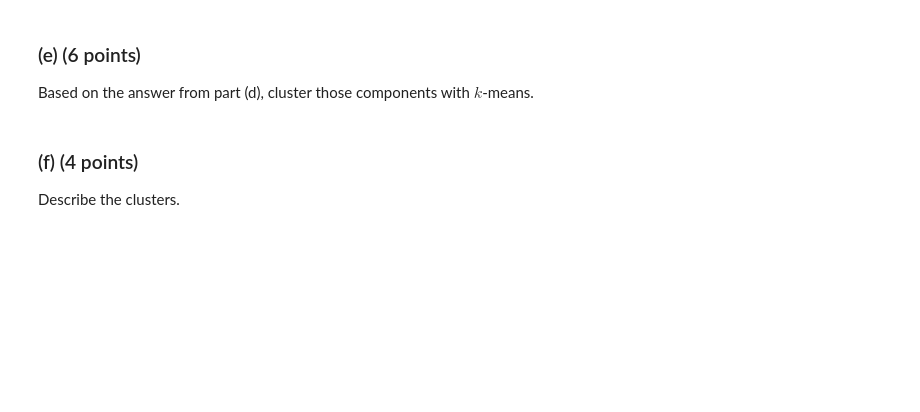
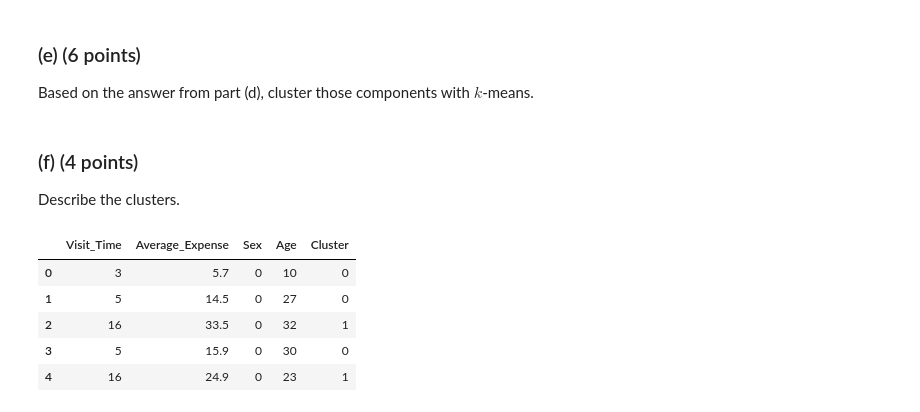
Before and after one commit to eschultz5/DATA-445-InClass, a Jupyter notebook: In_Class_18.0.ipynb, the cells around one changed output. Cells and saved outputs as stored; diff of their text form; code cells hidden in the pictures; blank space fills up the shorter version.

```diff
--- a/In_Class_18.0.ipynb
+++ b/In_Class_18.0.ipynb
@@ -25,3 +84,15 @@ Compute the principal component of the data and visualize the variance explained
 # %% [markdown]
 ### (d) (8 points)
 Based on the answer from part (c), compute that number of component and visualize them to estimate the number of cluster in this dataset.
+# %%
+# Computing the first three principal components
+components = customers_pca[:, :3]
+
+# Visualizing the first three principal components (interactive 3D plot)
+import plotly.express as px
+
+components_df = pd.DataFrame(components, columns=['PC1', 'PC2', 'PC3'])
+
+fig = px.scatter_3d(components_df, x='PC1', y='PC2', z='PC3')
+fig.update_traces(marker=dict(size=4))
+fig.update_layout(margin=dict(l=0, r=0, b=0, t=0))
@@ -28,6 +104,27 @@ Based on the answer from part (c), compute that number of component and visualiz
 # %% [markdown]
 ### (e) (6 points)
 Based on the answer from part (d), cluster those components with $k$-means.
+# %%
+from sklearn.cluster import KMeans
+from sklearn.preprocessing import StandardScaler
+
+scaler = StandardScaler()
+components_scaled = scaler.fit_transform(components)
+
+# Runnign KMeans clustering on the scaled components
+kmeans = KMeans(n_clusters=4, n_init=20, random_state=42)
+kmeans.fit(components_scaled)
+labels = kmeans.labels_
 # %% [markdown]
 ### (f) (4 points)
 Describe the clusters.
+# %%
+customers['Cluster'] = labels
+customers.head()
+# %% [output]
+|  | Visit_Time | Average_Expense | Sex | Age | Cluster |
+| 0 | 3 | 5.7 | 0 | 10 | 0 |
+| 1 | 5 | 14.5 | 0 | 27 | 0 |
+| 2 | 16 | 33.5 | 0 | 32 | 1 |
+| 3 | 5 | 15.9 | 0 | 30 | 0 |
+| 4 | 16 | 24.9 | 0 | 23 | 1 |
```
Also changed, not shown: parts of 9 cells of this notebook.
